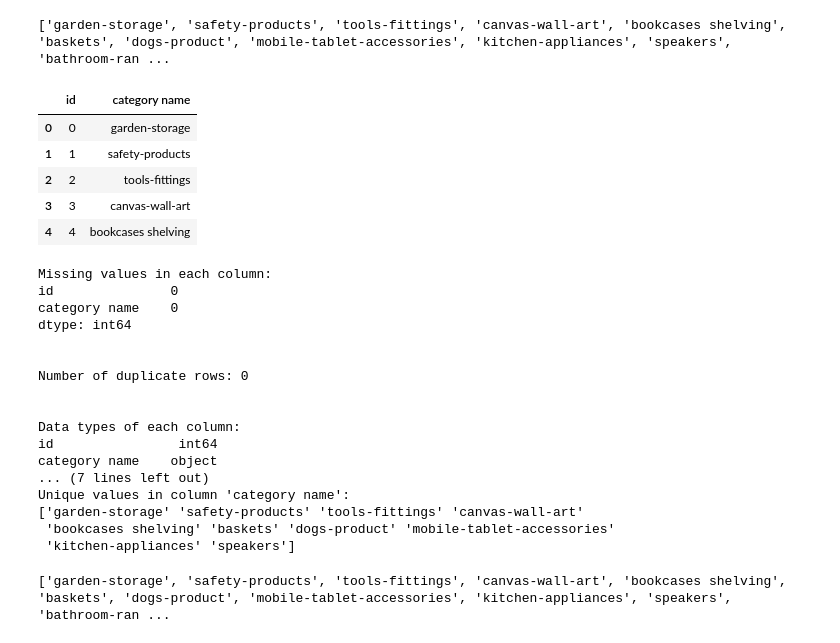
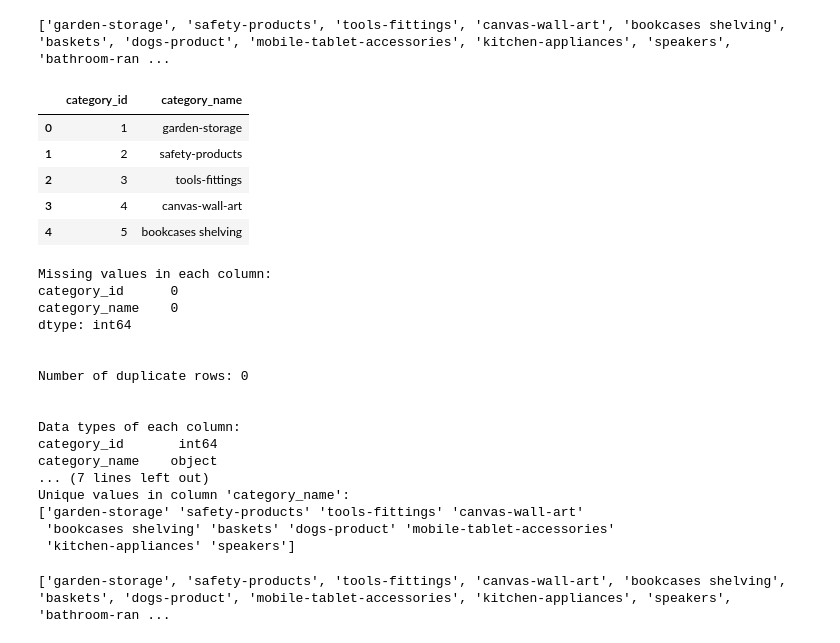
Before and after one commit to Andrew7y/IKEA_Project101, a Jupyter notebook: insertData.ipynb, the cells around one changed output. Saved outputs shown, nothing was run; the diff lists cells and outputs as text; code cells hidden in the pictures.

```diff
--- a/insertData.ipynb
+++ b/insertData.ipynb
@@ -80,34 +82,34 @@ def check_dataframe(df):
 # %%
 # insert Category
 
 
 directory_path = "json/product"
 
 category_names = os.listdir(directory_path)
 print(category_names)
 
-ids = [i for i in range(len(category_names))]
+ids = [i+1 for i in range(len(category_names))]
 
 Categories = pd.DataFrame({
-    'id': ids,
-    'category name': category_names
+    'category_id': ids,
+    'category_name': category_names
 })
 
 Categories.head()
 # %% [output]
 ['garden-storage', 'safety-products', 'tools-fittings', 'canvas-wall-art', 'bookcases shelving', 'baskets', 'dogs-product', 'mobile-tablet-accessories', 'kitchen-appliances', 'speakers', 'bathroom-ran ...
-|  | id | category name |
-| 0 | 0 | garden-storage |
-| 1 | 1 | safety-products |
-| 2 | 2 | tools-fittings |
-| 3 | 3 | canvas-wall-art |
-| 4 | 4 | bookcases shelving |
+|  | category_id | category_name |
+| 0 | 1 | garden-storage |
+| 1 | 2 | safety-products |
+| 2 | 3 | tools-fittings |
+| 3 | 4 | canvas-wall-art |
+| 4 | 5 | bookcases shelving |
 # %%
 check_dataframe(Categories)
 # %% [output]
 Missing values in each column:
-id               0
-category name    0
+category_id      0
+category_name    0
 dtype: int64
 
 
@@ -115,10 +117,10 @@ Number of duplicate rows: 0
 
 
 Data types of each column:
-id                int64
-category name    object
+category_id       int64
+category_name    object
 ... (7 lines left out)
-Unique values in column 'category name':
+Unique values in column 'category_name':
 ['garden-storage' 'safety-products' 'tools-fittings' 'canvas-wall-art'
  'bookcases shelving' 'baskets' 'dogs-product' 'mobile-tablet-accessories'
  'kitchen-appliances' 'speakers']
```
Also changed, not shown: parts of 39 cells of this notebook, 2 other files.
